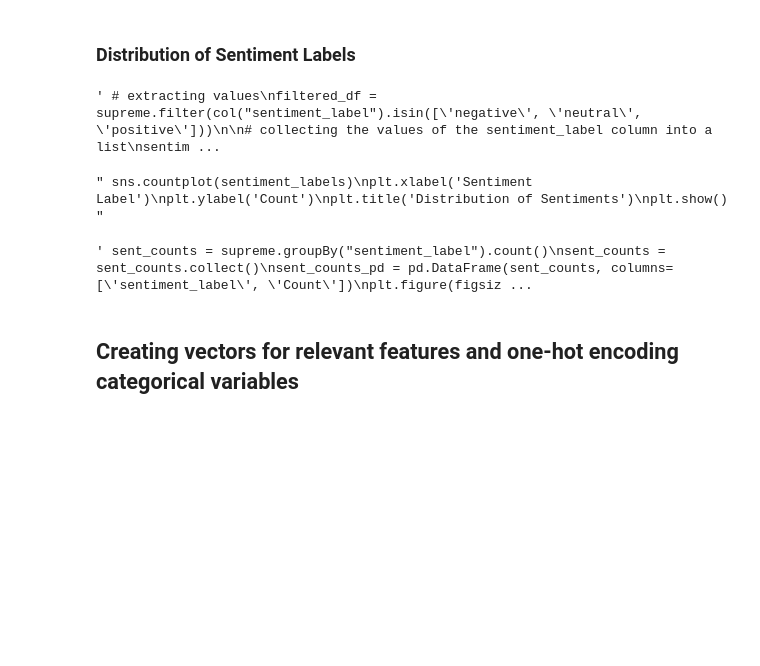
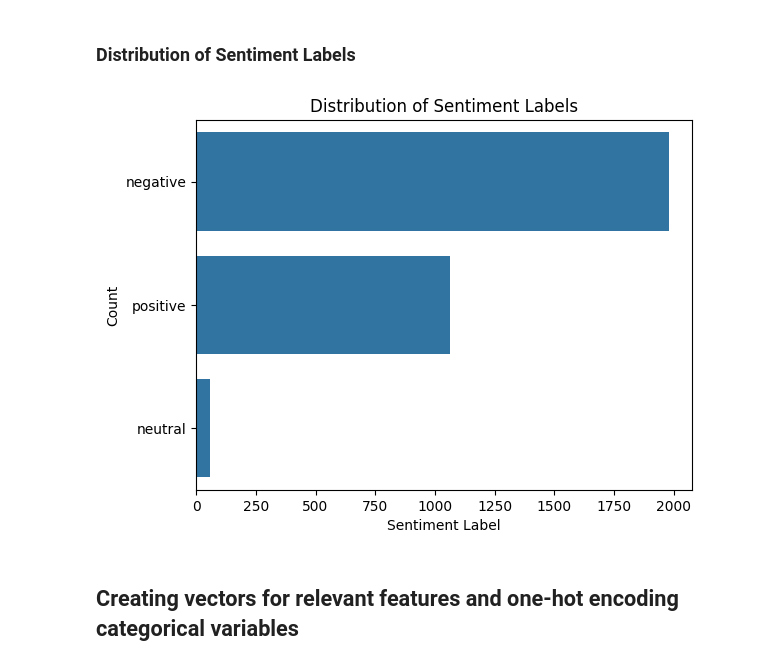
Before and after one commit to midniteclub/machine-court-justice, a Jupyter notebook: DSCI_632_Final.ipynb, the cells around one changed output. Cells and saved outputs as stored; diff of their text form; code cells hidden in the pictures; blank space fills up the shorter version.

```diff
--- a/DSCI_632_Final.ipynb
+++ b/DSCI_632_Final.ipynb
@@ -843,0 +826,4 @@ Apply the UDF to create a new column 'facts_sentiment'
+# %%
+sentiment_vader_udf = udf(analyze_sentiment_vader, schema)
+
+supreme = supreme.withColumn("facts_sentiment", sentiment_vader_udf("facts_cleaned"))
@@ -844,9 +832,3 @@ Apply the UDF to create a new column 'facts_sentiment'
 # %%
-supreme = supreme.withColumn("facts_sentiment", sentiment_udf(col("facts_cleaned")))
+supreme = supreme.withColumn("sentiment_label", col("facts_sentiment.label"))
+supreme = supreme.withColumn("sentiment_score", col("facts_sentiment.score"))
-# %%
-# applying UDF to create a new column 'facts_sentiment'
-supreme = supreme.withColumn("facts_sentiment", sentiment_udf(col("facts_cleaned")))
-
-# adding new columns to individualize sentiment labels and scores
-supreme = supreme.withColumn("sentiment_label", col("facts_sentiment.label"))
-supreme = supreme.withColumn("sentiment_score", col("facts_sentiment.score"))
@@ -866,34 +850,19 @@ only showing top 5 rows
 # %% [markdown]
 ### Distribution of Sentiment Labels
 # %%
-''' # extracting values
+# extracting values
 filtered_df = supreme.filter(col("sentiment_label").isin(['negative', 'neutral', 'positive']))
 
 # collecting the values of the sentiment_label column into a list
-sentiment_labels = [row['sentiment_label'] for row in filtered_df.select("sentiment_label").collect()] '''
+sentiment_labels = [row['sentiment_label'] for row in filtered_df.select("sentiment_label").collect()]
-# %% [output]
-' # extracting values\nfiltered_df = supreme.filter(col("sentiment_label").isin([\'negative\', \'neutral\', \'positive\']))\n\n# collecting the values of the sentiment_label column into a list\nsentim ...
 # %%
-''' sns.countplot(sentiment_labels)
+sns.countplot(sentiment_labels)
 plt.xlabel('Sentiment Label')
 plt.ylabel('Count')
-plt.title('Distribution of Sentiments')
-plt.show() '''
+plt.title('Distribution of Sentiment Labels')
+plt.show()
 # %% [output]
-" sns.countplot(sentiment_labels)\nplt.xlabel('Sentiment Label')\nplt.ylabel('Count')\nplt.title('Distribution of Sentiments')\nplt.show() "
+[figure, added]
-# %%
-''' sent_counts = supreme.groupBy("sentiment_label").count()
-sent_counts = sent_counts.collect()
-sent_counts_pd = pd.DataFrame(sent_counts, columns=['sentiment_label', 'Count'])
-plt.figure(figsize=(6, 4))
-sns.barplot(x='sentiment_label', y='Count', data=sent_counts_pd, palette='husl')
-
-plt.xlabel('Sentiments')
-plt.ylabel('Count')
-plt.title('Distribution of Sentiments Across Facts')
-plt.show() '''
-# %% [output]
-' sent_counts = supreme.groupBy("sentiment_label").count()\nsent_counts = sent_counts.collect()\nsent_counts_pd = pd.DataFrame(sent_counts, columns=[\'sentiment_label\', \'Count\'])\nplt.figure(figsiz ...
 # %% [markdown]
 ## Creating vectors for relevant features and one-hot encoding categorical variables
 # %%
```
Also changed, not shown: parts of 61 cells of this notebook.
